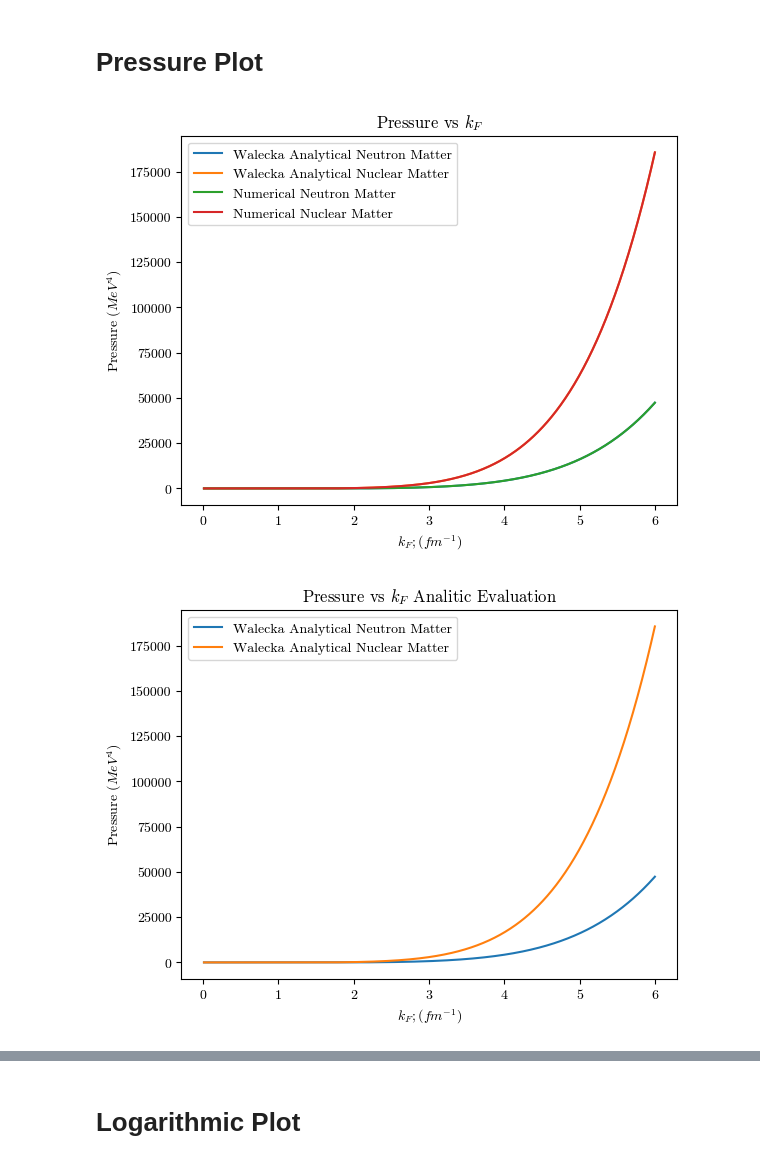
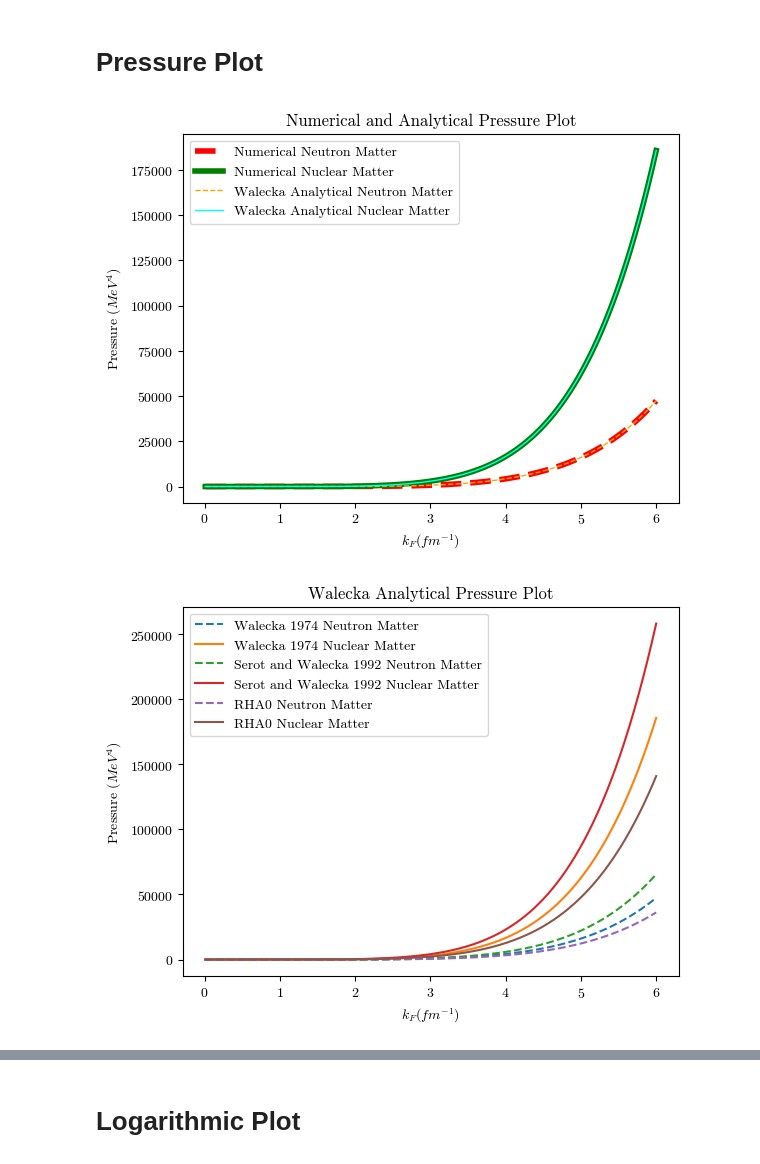
Before and after one commit to ghitha-rahiemy/Modified-Numerical-QHD-effective-mass, a Jupyter notebook: QHD_I_Numerical_Integration_english.ipynb, the cells around one changed output, grey strips where cells are left out. Cells and saved outputs as stored; diff of their text form; code cells hidden in the pictures.

```diff
--- a/QHD_I_Numerical_Integration_english.ipynb
+++ b/QHD_I_Numerical_Integration_english.ipynb
@@ -131,11 +112,8 @@ plt.show()
 # Calculating Effective Mass (Numerical)
 $$\int^{k_F}_0 dk \frac{k^2m^*}{\sqrt{k^2+m^{*2}}} $$
 # %%
-# Using another QHD-I Parameter Set (Walecka, 1974)
+#1 Using QHD-I Parameter Set (Walecka, 1974)
 gamma_list = [2,4]
-hc = 197.3269804
-pi = math.pi
-M = 939
 M2 = M**2
 ms = 550
 mv = 783
@@ -146,6 +124,21 @@ mv2 = mv**2
 gs2 = cs2*ms2/M2
 gv2 = cv2*mv2/M2
 gs = gs2**0.5
+# %%
+#2 Using QHD-I Parameter Set (Serot and Walecka, 1992)
+cs2_sw = 357.4  # cs^2 = gs^2 * (M/ms)^2
+cv2_sw = 273.8
+gs2_sw = cs2_sw*ms2/M2
+gv2_sw = cv2_sw*mv2/M2
+gs_sw = gs2_sw**0.5
+# %%
+#3 Using QHD-I Parameter Set RHA0 (Serot and Walecka, 1992)
+gs2_r = 53.78
+gv2_r = 102.58
+ms_r = 456.0
+cs2_r = gs2_r*(M/ms_r)**2
+cv2_r = gv2_r*(M/mv)**2
+gs_r = gs2_r**0.5
 # %%
 # Secant Method
 def secant(f, x0):
@@ -360,40 +475,55 @@ plt.show()
 # %% [markdown]
 # Pressure Plot
 # %%
-plt.plot(kf_list, P_list_a[0], label='Walecka Analytical Neutron Matter')
-plt.plot(kf_list, P_list_a[1], label='Walecka Analytical Nuclear Matter')
-plt.plot(kf_list, P_list[0], label='Numerical Neutron Matter')
-plt.plot(kf_list, P_list[1], label='Numerical Nuclear Matter')
+plt.plot(kf_list, P_list[0], label='Numerical Neutron Matter', linestyle='--', linewidth=4, color='red')
+plt.plot(kf_list, P_list[1], label='Numerical Nuclear Matter', linestyle='-', linewidth=4, color='green')
+plt.plot(kf_list, P_list_a[0], label='Walecka Analytical Neutron Matter', linestyle='--', linewidth=1, color='orange')
+plt.plot(kf_list, P_list_a[1], label='Walecka Analytical Nuclear Matter', linestyle='-', linewidth=1, color='cyan')
 ax = plt.gca()
 # ax.set_xlim([0, 4])
 # ax.set_ylim([-100, 1e4])
-plt.title('Pressure vs $k_F$')
+plt.title('Numerical and Analytical Pressure Plot')
 plt.ylabel('Pressure $(MeV^{4})$')
-plt.xlabel('$k_{F}; (fm^{-1})$')
+plt.xlabel('$k_{F} (fm^{-1})$')
 plt.legend()
 plt.show()
 
-plt.plot(kf_list, P_list_a[0], label='Walecka Analytical Neutron Matter')
-plt.plot(kf_list, P_list_a[1], label='Walecka Analytical Nuclear Matter')
+plt.plot(kf_list, P_list_a[0], label='Walecka 1974 Neutron Matter', linestyle='--')
+plt.plot(kf_list, P_list_a[1], label='Walecka 1974 Nuclear Matter', linestyle='-')
+plt.plot(kf_list, P_list_a2[0], label='Serot and Walecka 1992 Neutron Matter', linestyle='--')
+plt.plot(kf_list, P_list_a2[1], label='Serot and Walecka 1992 Nuclear Matter', linestyle='-')
+plt.plot(kf_list, P_list_a3[0], label='RHA0 Neutron Matter', linestyle='--')
+plt.plot(kf_list, P_list_a3[1], label='RHA0 Nuclear Matter', linestyle='-')
 ax = plt.gca()
 # ax.set_xlim([0, 4])
 # ax.set_ylim([-100, 1e4])
-plt.title('Pressure vs $k_F$ Analitic Evaluation')
+plt.title('Walecka Analytical Pressure Plot')
 plt.ylabel('Pressure $(MeV^{4})$')
-plt.xlabel('$k_{F}; (fm^{-1})$')
+plt.xlabel('$k_{F} (fm^{-1})$')
 plt.legend()
 plt.show()
 
-plt.plot(kf_list, P_list[0], label='Numerical Neutron Matter')
-plt.plot(kf_list, P_list[1], label='Numerical Nuclear Matter')
-ax = plt.gca()
-# ax.set_xlim([0, 4])
-# ax.set_ylim([-100, 1e4])
-plt.title('Pressure vs $k_F$ Numerical Evaluation')
-plt.ylabel('Pressure $(MeV^{4})$')
-plt.xlabel('$k_{F}; (fm^{-1})$')
-plt.legend()
+# plt.plot(kf_list, P_list_a[0], label='Walecka Analytical Neutron Matter')
+# plt.plot(kf_list, P_list_a[1], label='Walecka Analytical Nuclear Matter')
+# ax = plt.gca()
+# # ax.set_xlim([0, 4])
+# # ax.set_ylim([-100, 1e4])
+# plt.title('Pressure vs $k_F$ Analitic Evaluation')
+# plt.ylabel('Pressure $(MeV^{4})$')
+# plt.xlabel('$k_{F}; (fm^{-1})$')
+# plt.legend()
+# plt.show()
+
+# plt.plot(kf_list, P_list[0], label='Numerical Neutron Matter')
+# plt.plot(kf_list, P_list[1], label='Numerical Nuclear Matter')
+# ax = plt.gca()
+# # ax.set_xlim([0, 4])
+# # ax.set_ylim([-100, 1e4])
+# plt.title('Pressure vs $k_F$ Numerical Evaluation')
+# plt.ylabel('Pressure $(MeV^{4})$')
+# plt.xlabel('$k_{F}; (fm^{-1})$')
+# plt.legend()
 plt.show()
 # %% [output]
-[figure, old version]
+[figure, new version]
-[figure, old version]
+[figure, new version]
```
Also changed, not shown: parts of 8 cells of this notebook.
